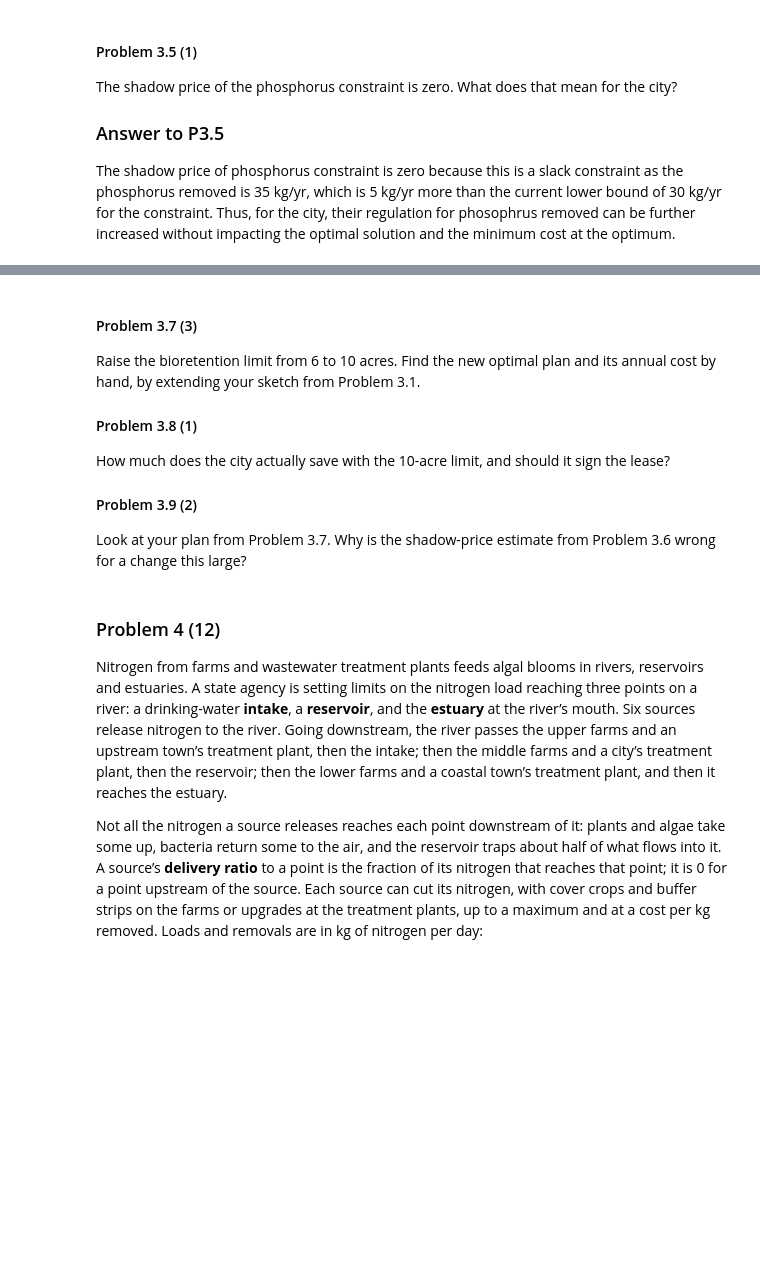
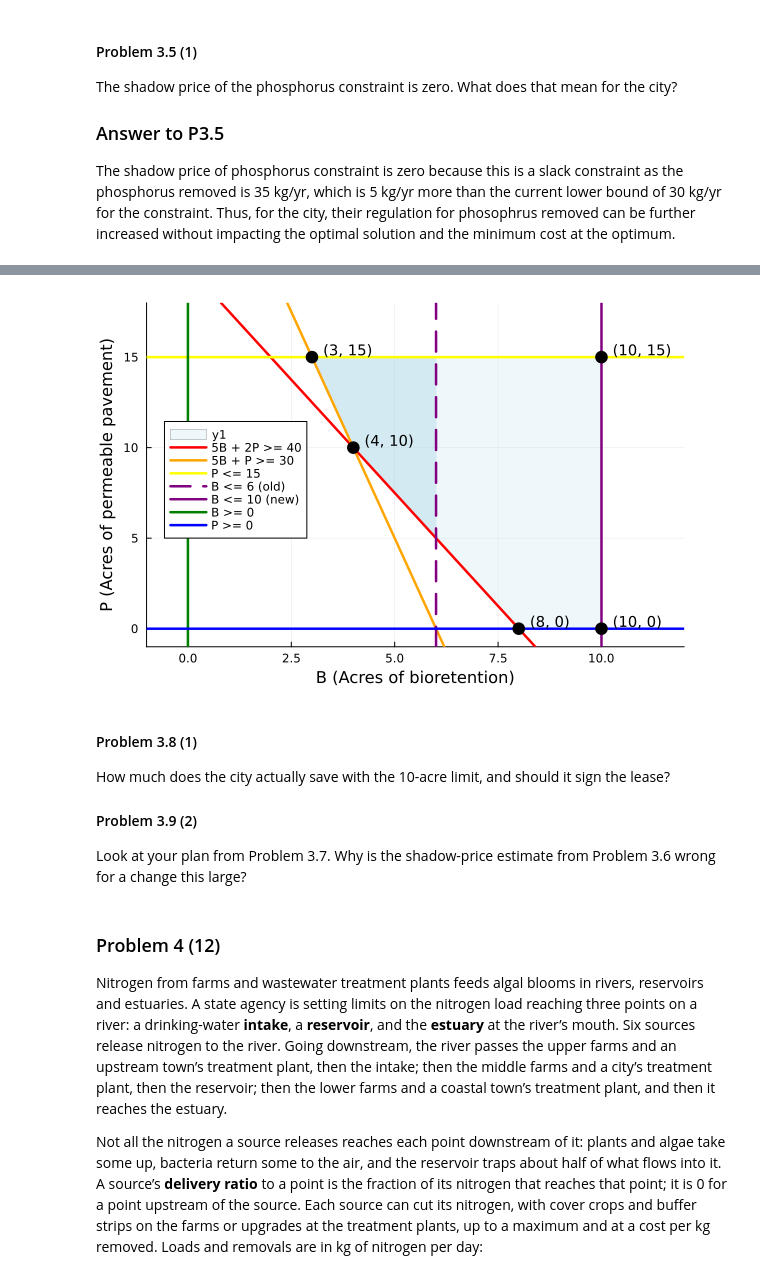
Before and after one commit to gchen8888/hw06, a Jupyter notebook: hw06.ipynb, the cells around one changed output, grey strips where cells are left out. Cells and saved outputs as stored; diff of their text form; code cells hidden in the pictures; blank space fills up the shorter version.

```diff
--- a/hw06.ipynb
+++ b/hw06.ipynb
@@ -377,14 +406,44 @@ city sign the lease?
+# %%
+# Update for 3.7
+
+slope = [-2.5, -5, 0]
+intercept = [20, 30, 15]
+label = ["5B + 2P >= 40", "5B + P >= 30", "P <= 15"]
+line_color = [:red, :orange, :yellow]
+
+# Updated corners
+corners_p3 = [(3, 15), (4, 10), (8, 0), (10, 0), (10, 15)]
+
+# Old corners from 3.1 to be plotted as the old region
+corners_old = [(3, 15), (4, 10), (6, 5), (6, 15)]
+
+plot_region = plot(Shape(first.(corners_p3), last.(corners_p3)), color=:lightblue, alpha=0.2, linewidth=0, xlims=(-1, 12), ylims=(-1, 18), xlabel="B (Acres of bioretention)", ylabel="P (Acres of permeable pavement)", legend=:left)
+plot!(plot_region, Shape(first.(corners_old), last.(corners_old)), color=:lightblue, alpha=0.4, linewidth=0, label="")
+
+B_vals = -1:0.1:15
+for i in 1:3
+    plot!(plot_region, B_vals, slope[i] .* B_vals .+ intercept[i], color=line_color[i], linewidth=2.5, label=label[i])
+end
+
+
+vline!(plot_region, [6], color=:purple, linewidth=2.5, linestyle=:dash, label="B <= 6 (old)")
+vline!(plot_region, [10], color=:purple, linewidth=2.5, label="B <= 10 (new)") # New limit is B <= 10 feasible region is to the LEFT of each line
+
+# Constraints for non negativity
+vline!(plot_region, [0], color=:green, linewidth=2.5, label="B >= 0")
+hline!(plot_region, [0], color=:blue, linewidth=2.5, label="P >= 0")
+
+# Label each corner with its coordinates
+scatter!(plot_region, first.(corners_p3), last.(corners_p3), color=:black, markersize=7, label="")
+
+for c in corners_p3
+    annotate!(plot_region, c[1] + 0.3, c[2] + 0.4, text("($(c[1]), $(c[2]))", 10, :left))
+end
+
+plot_region
+# %% [output]
+[figure, added]
 # %% [markdown]
-
-
-
-
-#### Problem 3.7 (3)
-
-Raise the bioretention limit from 6 to 10 acres. Find the new optimal
-plan and its annual cost by hand, by extending your sketch from Problem
-3.1.
-
 #### Problem 3.8 (1)
 
 How much does the city actually save with the 10-acre limit, and should
```
Also changed, not shown: parts of 2 cells of this notebook, 2 other files.
